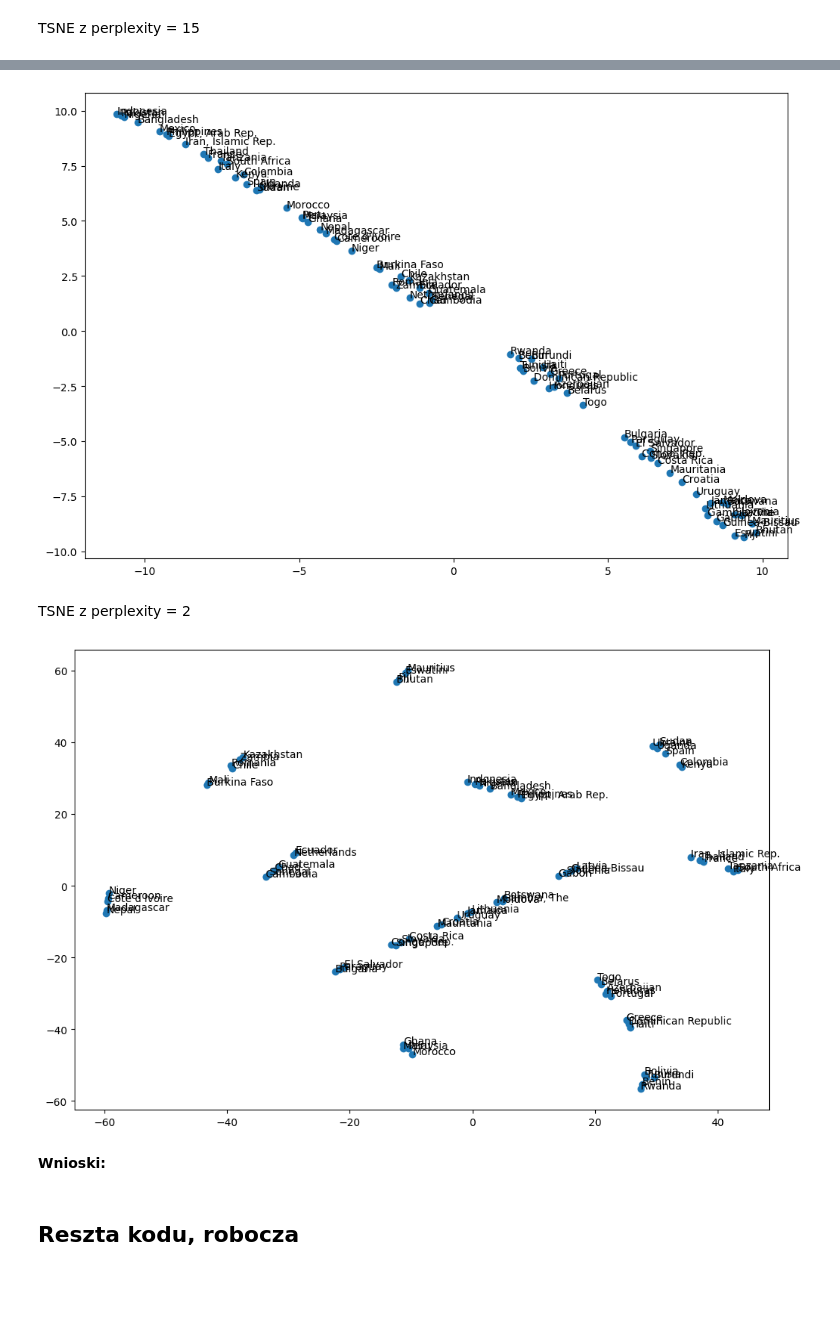
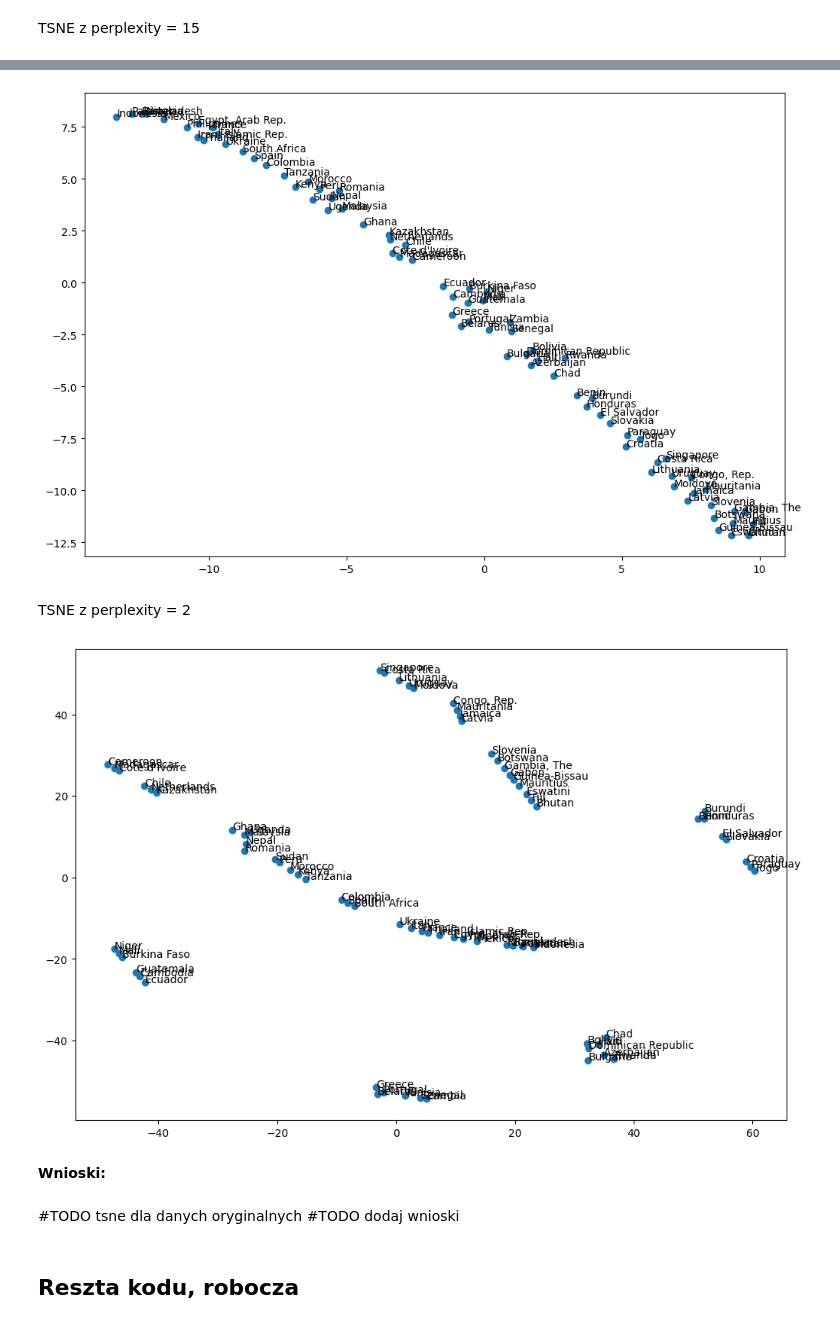
Before and after one commit to lion158/Eksploracja_Danych_Projekt, a Jupyter notebook: EksploracjaDanychProjekt2.ipynb, the cells around one changed output, grey strips where cells are left out. Cells and saved outputs as stored; diff of their text form; code cells hidden in the pictures; blank space fills up the shorter version.

```diff
--- a/EksploracjaDanychProjekt2.ipynb
+++ b/EksploracjaDanychProjekt2.ipynb
@@ -686,9 +674,9 @@ array([[ -0.99246526,  -3.6616046 ],
 # %%
 fig, ax = plt.subplots(figsize=(12, 8))
-ax.scatter(X_2020_health_tsne[:,0], X_2020_health_tsne[:,1])
+ax.scatter(X_health_normalized_tsne[:,0], X_health_normalized_tsne[:,1])
 
 for i, txt in enumerate(countries_full_names):
-  ax.annotate(txt, (X_2020_health_tsne[i,0], X_2020_health_tsne[i,1]))
+  ax.annotate(txt, (X_health_normalized_tsne[i,0], X_health_normalized_tsne[i,1]))
 
 plt.show()
 # %% [output]
@@ -700,14 +689,14 @@ W tym przypadku wykres można podzielić na 3 główne części.
 TSNE z perplexity = 7
 # %%
 tsne = TSNE(n_components=2, perplexity=7, random_state=0)
-X_2020_health_tsne = tsne.fit_transform(df_2020.loc[:,health_indicators].values)
+X_health_normalized_tsne = tsne.fit_transform(df_health_indicators_normalized.values)
 
 
 fig, ax = plt.subplots(figsize=(12, 8))
-ax.scatter(X_2020_health_tsne[:, 0], X_2020_health_tsne[:, 1])
+ax.scatter(X_health_normalized_tsne[:, 0], X_health_normalized_tsne[:, 1])
 
 for i, txt in enumerate(countries_full_names):
-    ax.annotate(txt, (X_2020_health_tsne[i, 0], X_2020_health_tsne[i, 1]))
+    ax.annotate(txt, (X_health_normalized_tsne[i, 0], X_health_normalized_tsne[i, 1]))
 
 plt.show()
 # %% [output]
@@ -752,6 +725,6 @@ df_2020.loc[:,sociodemographic_indicators]
 TSNE z perplexity = 15
 # %%
 tsne = TSNE(n_components=2, perplexity=15, random_state=0)
-X_2020_sociodemographic_tsne = tsne.fit_transform(df_2020.loc[:,sociodemographic_indicators].values)
-X_2020_sociodemographic_tsne
+X_sociodemographic_normalized_tsne = tsne.fit_transform(df_sociodemographic_indicators_normalized.values)
+X_sociodemographic_normalized_tsne
 # %% [output]
@@ -775,30 +748,33 @@ array([[  3.2429547,  -2.5168548],
 # %%
 fig, ax = plt.subplots(figsize=(12, 8))
-ax.scatter(X_2020_sociodemographic_tsne[:,0], X_2020_sociodemographic_tsne[:,1])
+ax.scatter(X_sociodemographic_normalized_tsne[:,0], X_sociodemographic_normalized_tsne[:,1])
 
 for i, txt in enumerate(countries_full_names):
-  ax.annotate(txt, (X_2020_sociodemographic_tsne[i,0], X_2020_sociodemographic_tsne[i,1]))
+  ax.annotate(txt, (X_sociodemographic_normalized_tsne[i,0], X_sociodemographic_normalized_tsne[i,1]))
 
 plt.show()
 # %% [output]
-[figure, old version]
+[figure, new version]
 # %% [markdown]
 TSNE z perplexity = 2
 # %%
 tsne = TSNE(n_components=2, perplexity=2, random_state=0)
-X_2020_sociodemographic_tsne = tsne.fit_transform(df_2020.loc[:,sociodemographic_indicators].values)
+X_sociodemographic_normalized_tsne = tsne.fit_transform(df_sociodemographic_indicators_normalized.values)
 
 fig, ax = plt.subplots(figsize=(12, 8))
-ax.scatter(X_2020_sociodemographic_tsne[:, 0], X_2020_sociodemographic_tsne[:, 1])
+ax.scatter(X_sociodemographic_normalized_tsne[:, 0], X_sociodemographic_normalized_tsne[:, 1])
 
 for i, txt in enumerate(countries_full_names):
-    ax.annotate(txt, (X_2020_sociodemographic_tsne[i, 0], X_2020_sociodemographic_tsne[i, 1]))
+    ax.annotate(txt, (X_sociodemographic_normalized_tsne[i, 0], X_sociodemographic_normalized_tsne[i, 1]))
 
 plt.show()
 # %% [output]
-[figure, old version]
+[figure, new version]
 # %% [markdown]
 **Wnioski:**
+# %% [markdown]
+#TODO tsne dla danych oryginalnych
+#TODO dodaj wnioski
 # %% [markdown]
 ## Reszta kodu, robocza
 # %% [markdown]
```
Also changed, not shown: parts of 33 cells of this notebook.
